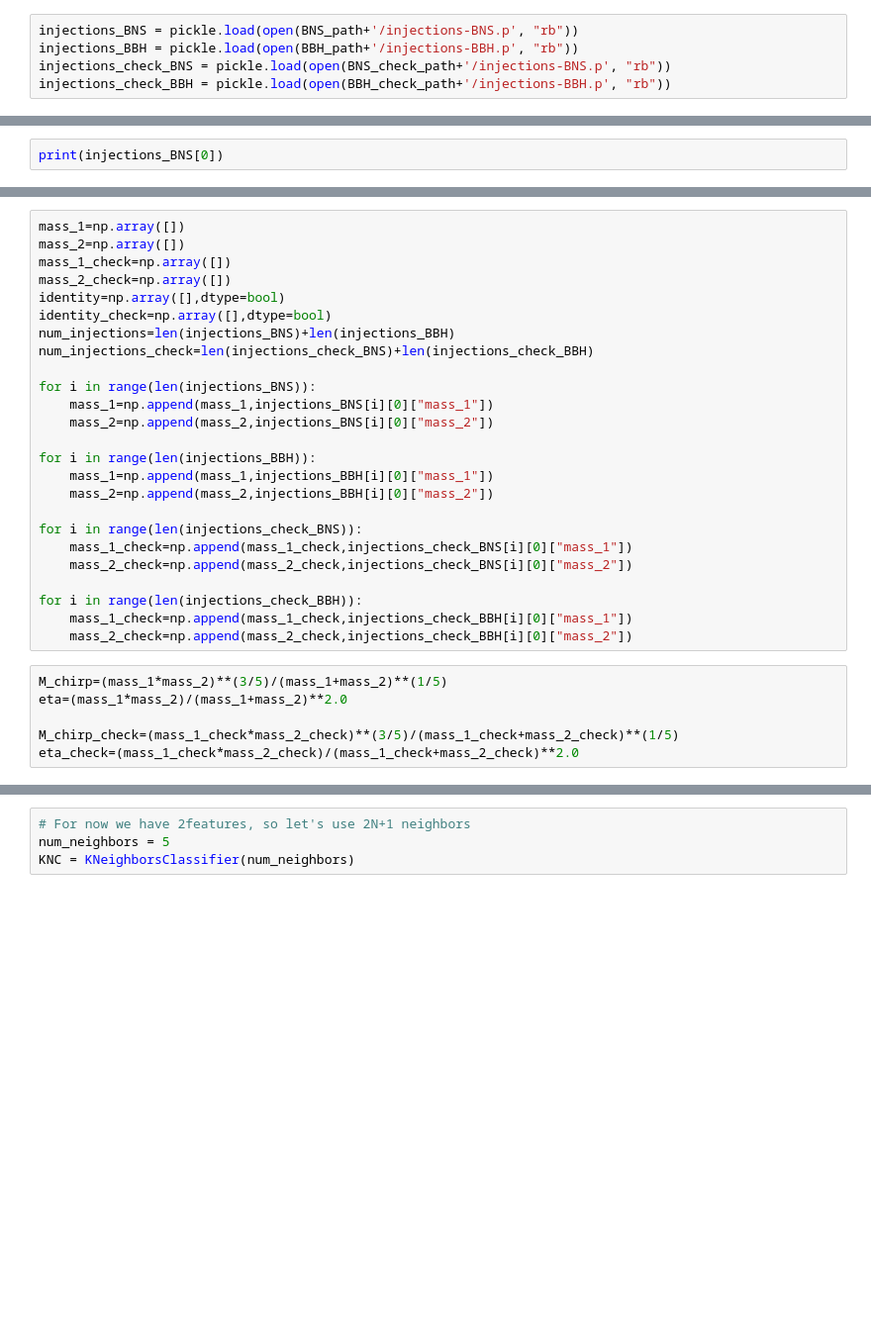
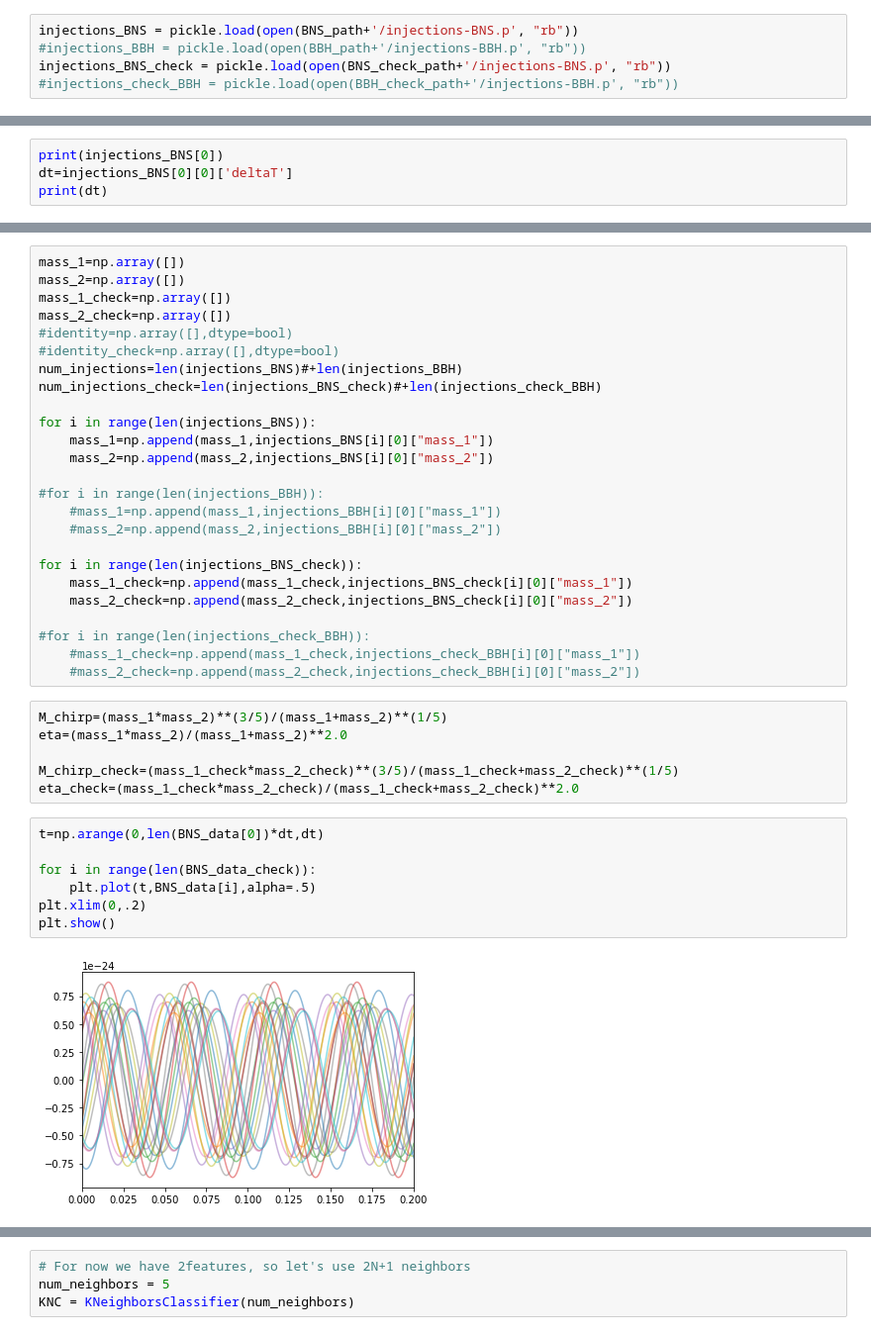
Before and after one commit to bpiotrzkowski/Example-Codes, a Jupyter notebook: gwPaPa-master/gwPaPa_Binary_Classifier-Iggy-Method.ipynb, the cells around one changed output, grey strips where cells are left out. Shown at 99% size. Saved outputs shown, nothing was run; the diff lists cells and outputs as text; blank space fills up the shorter version.

```diff
--- a/gwPaPa-master/gwPaPa_Binary_Classifier-Iggy-Method.ipynb
+++ b/gwPaPa-master/gwPaPa_Binary_Classifier-Iggy-Method.ipynb
@@ -16,6 +17,6 @@ BBH_check_path='data_BBH_check'
 BNS_check_path='data_BNS_check'
 # %%
 injections_BNS = pickle.load(open(BNS_path+'/injections-BNS.p', "rb"))
-injections_BBH = pickle.load(open(BBH_path+'/injections-BBH.p', "rb"))
-injections_check_BNS = pickle.load(open(BNS_check_path+'/injections-BNS.p', "rb"))
-injections_check_BBH = pickle.load(open(BBH_check_path+'/injections-BBH.p', "rb"))
+#injections_BBH = pickle.load(open(BBH_path+'/injections-BBH.p', "rb"))
+injections_BNS_check = pickle.load(open(BNS_check_path+'/injections-BNS.p', "rb"))
+#injections_check_BBH = pickle.load(open(BBH_check_path+'/injections-BBH.p', "rb"))
@@ -24,3 +23,5 @@ PyCBC.libutils: pkg-config call failed, setting NO_PKGCONFIG=1
 # %%
 print(injections_BNS[0])
+dt=injections_BNS[0][0]['deltaT']
+print(dt)
 # %% [output]
@@ -75,29 +81,38 @@ mass_1=np.array([])
 mass_2=np.array([])
 mass_1_check=np.array([])
 mass_2_check=np.array([])
-identity=np.array([],dtype=bool)
-identity_check=np.array([],dtype=bool)
-num_injections=len(injections_BNS)+len(injections_BBH)
-num_injections_check=len(injections_check_BNS)+len(injections_check_BBH)
+#identity=np.array([],dtype=bool)
+#identity_check=np.array([],dtype=bool)
+num_injections=len(injections_BNS)#+len(injections_BBH)
+num_injections_check=len(injections_BNS_check)#+len(injections_check_BBH)
 
 for i in range(len(injections_BNS)):
     mass_1=np.append(mass_1,injections_BNS[i][0]["mass_1"])
     mass_2=np.append(mass_2,injections_BNS[i][0]["mass_2"])
 
-for i in range(len(injections_BBH)):
-    mass_1=np.append(mass_1,injections_BBH[i][0]["mass_1"])
-    mass_2=np.append(mass_2,injections_BBH[i][0]["mass_2"])
+#for i in range(len(injections_BBH)):
+    #mass_1=np.append(mass_1,injections_BBH[i][0]["mass_1"])
+    #mass_2=np.append(mass_2,injections_BBH[i][0]["mass_2"])
 
-for i in range(len(injections_check_BNS)):
-    mass_1_check=np.append(mass_1_check,injections_check_BNS[i][0]["mass_1"])
-    mass_2_check=np.append(mass_2_check,injections_check_BNS[i][0]["mass_2"])
+for i in range(len(injections_BNS_check)):
+    mass_1_check=np.append(mass_1_check,injections_BNS_check[i][0]["mass_1"])
+    mass_2_check=np.append(mass_2_check,injections_BNS_check[i][0]["mass_2"])
 
-for i in range(len(injections_check_BBH)):
-    mass_1_check=np.append(mass_1_check,injections_check_BBH[i][0]["mass_1"])
-    mass_2_check=np.append(mass_2_check,injections_check_BBH[i][0]["mass_2"])
+#for i in range(len(injections_check_BBH)):
+    #mass_1_check=np.append(mass_1_check,injections_check_BBH[i][0]["mass_1"])
+    #mass_2_check=np.append(mass_2_check,injections_check_BBH[i][0]["mass_2"])
 # %%
 M_chirp=(mass_1*mass_2)**(3/5)/(mass_1+mass_2)**(1/5)
 eta=(mass_1*mass_2)/(mass_1+mass_2)**2.0
 
 M_chirp_check=(mass_1_check*mass_2_check)**(3/5)/(mass_1_check+mass_2_check)**(1/5)
 eta_check=(mass_1_check*mass_2_check)/(mass_1_check+mass_2_check)**2.0
+# %%
+t=np.arange(0,len(BNS_data[0])*dt,dt)
+
+for i in range(len(BNS_data_check)):
+    plt.plot(t,BNS_data[i],alpha=.5)
+plt.xlim(0,.2)
+plt.show()
+# %% [output]
+[figure, added]
```
Also changed, not shown: parts of 12 cells of this notebook, 2 other files.
